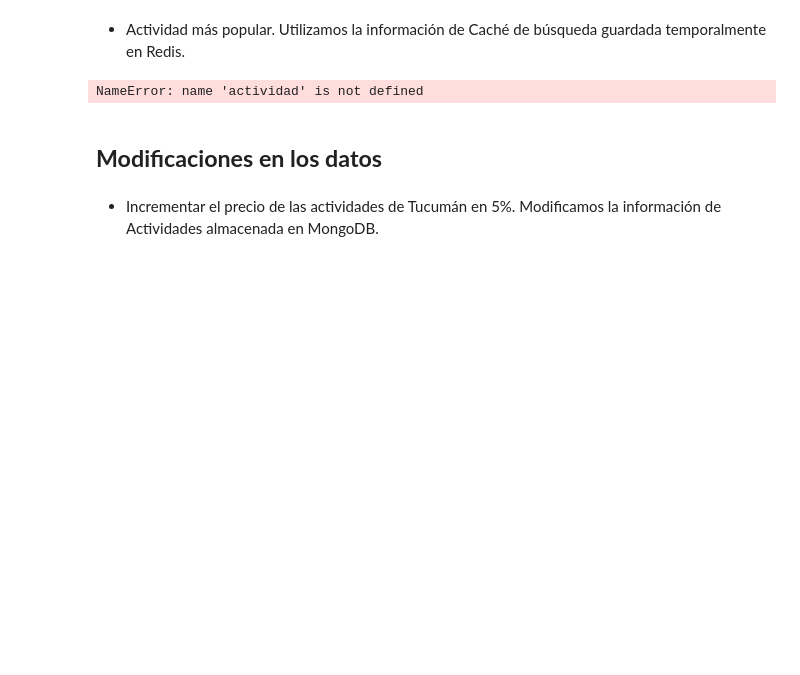
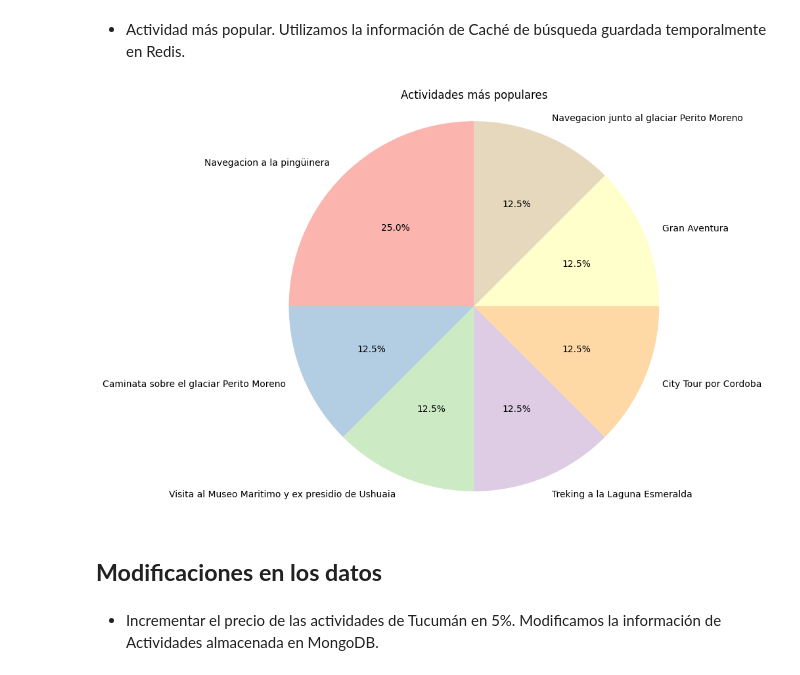
Before and after one commit to RocioCoccaro/Trabajo_Integrador, a Jupyter notebook: notebooks/Trabajo_Integrador.ipynb, the cells around one changed output. Cells and saved outputs as stored; diff of their text form; code cells hidden in the pictures; blank space fills up the shorter version.

```diff
--- a/notebooks/Trabajo_Integrador.ipynb
+++ b/notebooks/Trabajo_Integrador.ipynb
@@ -706,12 +747,14 @@ for key in reservas_claves:
 # %%
 usuarios_claves=r.keys("Usuario:*")
 
-print("Los usuarios conectados actualmente son:")
-
-for key in usuarios_claves:
-    usuario=r.hgetall(key)
-    id_us=int(usuario["id_usuario"])
-    nombre=db.usuarios.find_one({"id_usuario": id_us})["nombre"]
-    print("-", nombre)
+if not usuarios_claves:
+    print("No se conectaron usuarios en los últimos 30 minutos.")
+else:
+    print("Los usuarios conectados actualmente son:")
+    for key in usuarios_claves:
+        usuario=r.hgetall(key)
+        id_us=int(usuario["id_usuario"])
+        nombre=db.usuarios.find_one({"id_usuario": id_us})["nombre"]
+        print("-", nombre)
 # %% [output]
 Los usuarios conectados actualmente son:
@@ -788,8 +888,13 @@ Cantidad de hoteles en Bariloche: 2
 # %% [markdown]
 * Mostrar las actividades de “Ushuaia” del tipo “aventura”. Utilizamos la infromación de Actividades almacenada en MongoDB.
 # %%
-actividades_ushuaia = db.actividades.find({"ciudad": "Ushuaia", "tipo": "Aventura"})
-print("Actividades de aventura en Ushuaia:")
-for actividad in actividades_ushuaia:
-    print (f"- {actividad['nombre']}")
+iddestino=db.destinos.find_one({"ciudad": "Ushuaia"})["id_destino"]
+actividades_ushuaia = db.actividades.find({"id_destino": iddestino, "tipo": "Aventura"})
+
+if not actividades_ushuaia:
+    print("No se encontraron actividades de aventura en Ushuaia.")
+else:
+    print("Las actividades de aventura que hay en Ushuaia son:")
+    for actividad in actividades_ushuaia:
+        print (f"- {actividad['nombre']}")
 # %% [output]
@@ -889,30 +990,34 @@ plt.show()
 # %%
 busqueda_claves=r.keys("Busqueda:*")
 
 contador_actividades={}
 
 for key in busqueda_claves:
     busqueda=r.hgetall(key)
     if "id_actividad" in busqueda:
-        actividad=busqueda["nombre"]
+        actividad=busqueda["id_actividad"]
         if actividad in contador_actividades:
             contador_actividades[actividad] += 1
         else:
             contador_actividades[actividad] = 1
 
-actividades_ordenadas = sorted(contador_actividades.items(), key=lambda x: x[1], reverse=True)
+actividades_ordenadas = sorted(contador_actividades.items(), key=lambda x: x[1], reverse=True) #ordena las cantidades
 
-nombres=[a[0] for a in actividades_ordenadas]
-cantidades=[a[1] for a in actividades_ordenadas]
+nombres=[]
+cantidades=[]
+for id_actividad, cantidad in actividades_ordenadas:
+    act=db.actividades.find_one({"id_actividad": int(id_actividad)})
+    nombres.append(act["nombre"])
+    cantidades.append(cantidad)
 
 plt.figure(figsize=(8,8))
 plt.pie(cantidades, labels=nombres, autopct='%1.1f%%', startangle=90, colors=plt.cm.Pastel1.colors)
 plt.title("Actividades más populares")
 plt.axis('equal')
 
 plt.show()
 # %% [output]
-NameError: name 'actividad' is not defined
+[figure, added]
 # %% [markdown]
 ## **Modificaciones en los datos**
 # %% [markdown]
```
Also changed, not shown: parts of 31 cells of this notebook, 1 other file.
